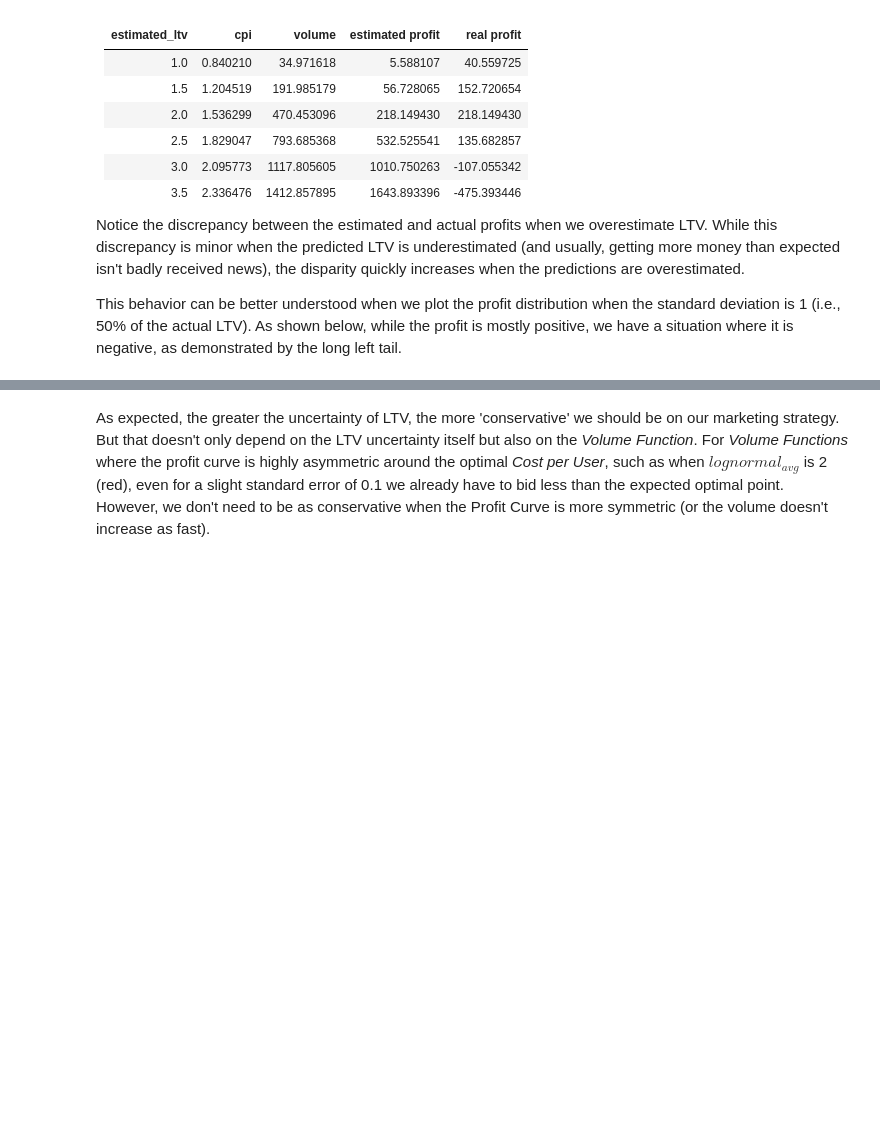
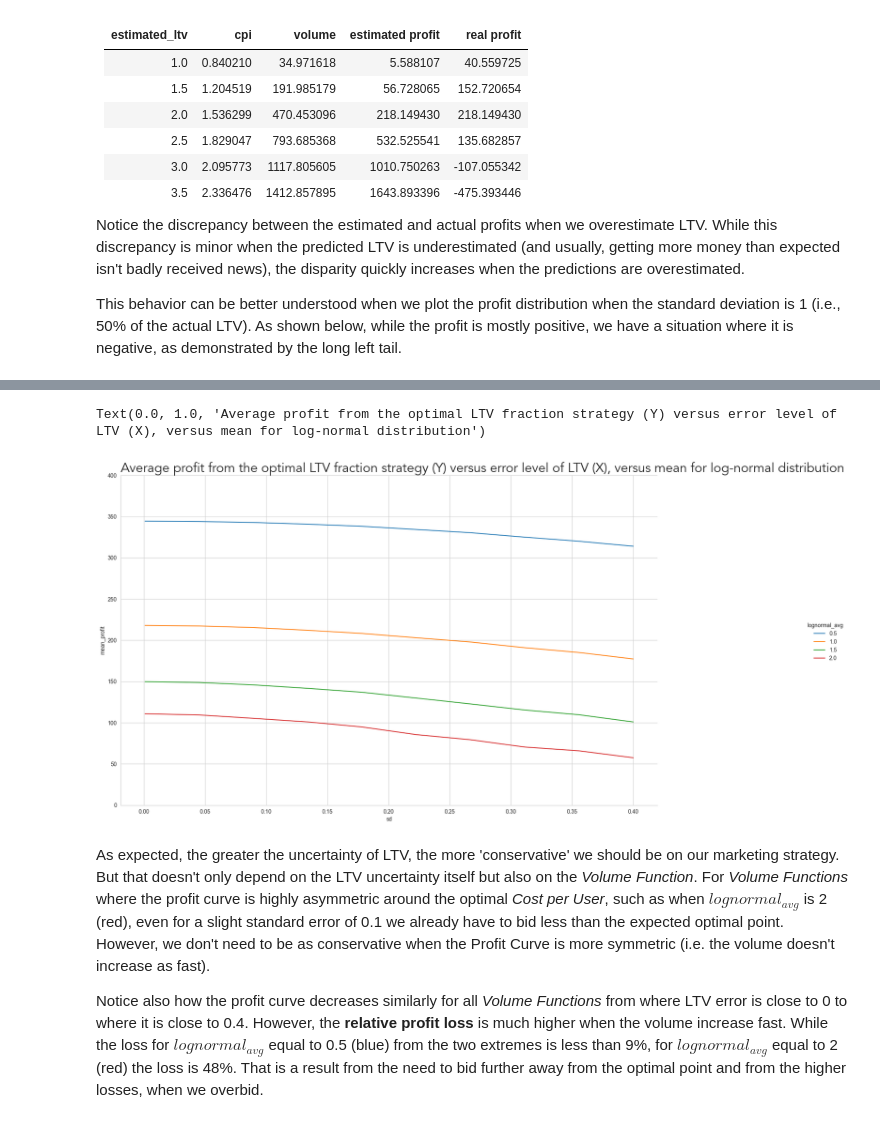
Before and after one commit to raphaeltamaki/lifetime_value_forecasting, a Jupyter notebook: Forecasting Customer Lifetime Value - Why Uncertainty Matters.ipynb, the cells around one changed output, grey strips where cells are left out. Drawn from its saved outputs; the diff is of its cells as text; code cells hidden in the pictures; blank space fills up the shorter version.

```diff
--- a/Forecasting Customer Lifetime Value - Why Uncertainty Matters.ipynb
+++ b/Forecasting Customer Lifetime Value - Why Uncertainty Matters.ipynb
@@ -375,5 +438,24 @@ Text(0.0, 1.0, 'Fraction of Cost per User with highest average profit when there
+# %%
+grid = sns.relplot(plot_data,
+                   x='sd',
+                   y='mean_profit',
+                   hue='lognormal_avg',
+                   kind='line',
+                   facet_kws={'ylim': [0, 400]}
+                  )
+grid.figure.set_size_inches(PLOT_WITHD_INCHES, PLOT_HEIGHT_INCHES)
+plt.title(
+    'Average profit from the optimal LTV fraction strategy (Y) versus error level of LTV (X), versus mean for log-normal distribution',
+    font='Avenir',
+    fontsize=24,
+    loc='left')
+# %% [output]
+Text(0.0, 1.0, 'Average profit from the optimal LTV fraction strategy (Y) versus error level of LTV (X), versus mean for log-normal distribution')
+[figure, added]
 # %% [markdown]
-As expected, the greater the uncertainty of LTV, the more 'conservative' we should be on our marketing strategy. But that doesn't only depend on the LTV uncertainty itself but also on the *Volume Function*. For *Volume Functions* where the profit curve is highly asymmetric around the optimal *Cost per User*, such as when $lognormal_{avg}$ is 2 (red), even for a slight standard error of 0.1 we already have to bid less than the expected optimal point. However, we don't need to be as conservative when the Profit Curve is more symmetric (or the volume doesn't increase as fast).
+As expected, the greater the uncertainty of LTV, the more 'conservative' we should be on our marketing strategy. But that doesn't only depend on the LTV uncertainty itself but also on the *Volume Function*. For *Volume Functions* where the profit curve is highly asymmetric around the optimal *Cost per User*, such as when $lognormal_{avg}$ is 2 (red), even for a slight standard error of 0.1 we already have to bid less than the expected optimal point. However, we don't need to be as conservative when the Profit Curve is more symmetric (i.e. the volume doesn't increase as fast).
+
+Notice also how the profit curve decreases similarly for all *Volume Functions* from where LTV error is close to 0 to where it is close to 0.4. However, the **relative profit loss** is much higher when the volume increase fast. While the loss for $lognormal_{avg}$ equal to 0.5 (blue) from the two extremes is less than 9%, for $lognormal_{avg}$ equal to 2 (red) the loss is 48%. That is a result from the need to bid further away from the optimal point and from the higher losses, when we overbid.
 # %% [markdown]
 # 6- Conclusion
 
```
Also changed, not shown: parts of 25 cells of this notebook, 3 other files.
